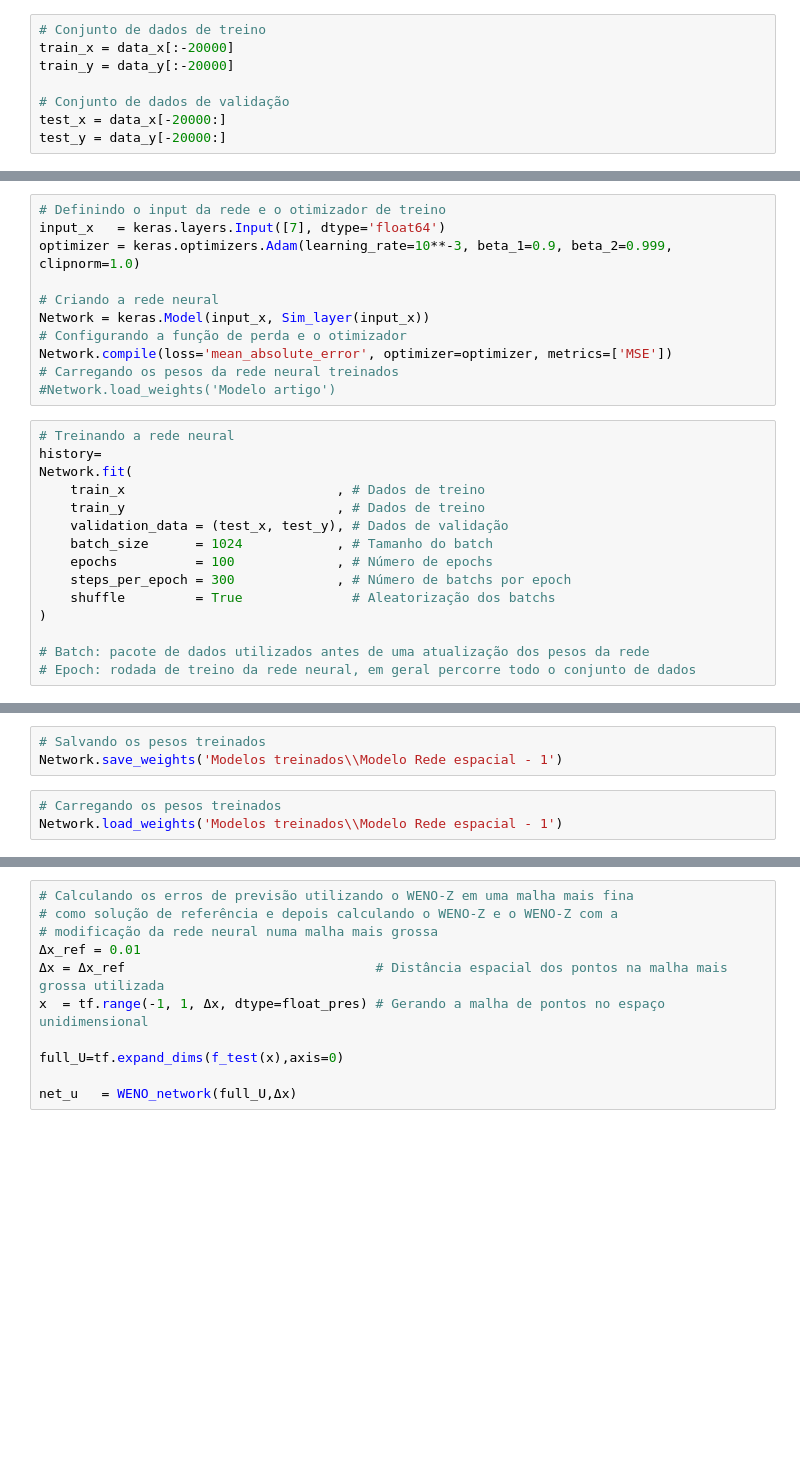
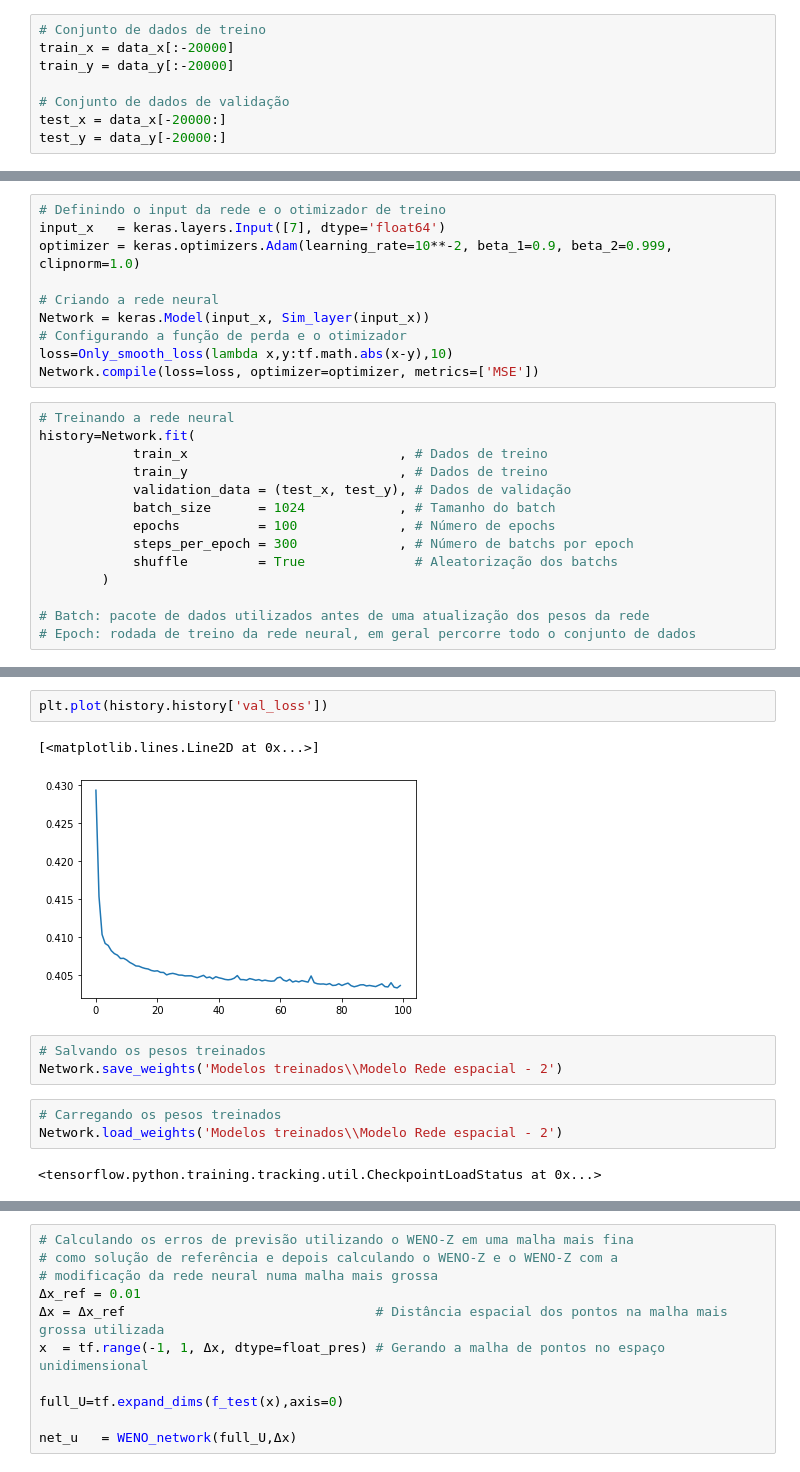
Before and after one commit to silvaneojunior/Top_mat_A, a Jupyter notebook: WENO-DS reescrito/WENO com derivada espacial.ipynb, the cells around one changed output, grey strips where cells are left out. Saved outputs shown, nothing was run; the diff lists cells and outputs as text; blank space fills up the shorter version.

```diff
--- a/WENO-DS reescrito/WENO com derivada espacial.ipynb
+++ b/WENO-DS reescrito/WENO com derivada espacial.ipynb
@@ -46,26 +46,24 @@ WENO_network=tf.function(lambda u0, Δx:Sim_layer.DerivadaEspacial(u0,Δx, Front
 # %%
 # Definindo o input da rede e o otimizador de treino
 input_x   = keras.layers.Input([7], dtype='float64')
-optimizer = keras.optimizers.Adam(learning_rate=10**-3, beta_1=0.9, beta_2=0.999, clipnorm=1.0)
+optimizer = keras.optimizers.Adam(learning_rate=10**-2, beta_1=0.9, beta_2=0.999, clipnorm=1.0)
 
 # Criando a rede neural
 Network = keras.Model(input_x, Sim_layer(input_x))
 # Configurando a função de perda e o otimizador
-Network.compile(loss='mean_absolute_error', optimizer=optimizer, metrics=['MSE'])
-# Carregando os pesos da rede neural treinados
-#Network.load_weights('Modelo artigo')
+loss=Only_smooth_loss(lambda x,y:tf.math.abs(x-y),10)
+Network.compile(loss=loss, optimizer=optimizer, metrics=['MSE'])
 # %%
 # Treinando a rede neural
-history=
-Network.fit(
-    train_x                           , # Dados de treino
-    train_y                           , # Dados de treino
-    validation_data = (test_x, test_y), # Dados de validação
-    batch_size      = 1024            , # Tamanho do batch
-    epochs          = 100             , # Número de epochs
-    steps_per_epoch = 300             , # Número de batchs por epoch
-    shuffle         = True              # Aleatorização dos batchs
-)
+history=Network.fit(
+            train_x                           , # Dados de treino
+            train_y                           , # Dados de treino
+            validation_data = (test_x, test_y), # Dados de validação
+            batch_size      = 1024            , # Tamanho do batch
+            epochs          = 100             , # Número de epochs
+            steps_per_epoch = 300             , # Número de batchs por epoch
+            shuffle         = True              # Aleatorização dos batchs
+        )
 
 # Batch: pacote de dados utilizados antes de uma atualização dos pesos da rede
 # Epoch: rodada de treino da rede neural, em geral percorre todo o conjunto de dados
@@ -91,9 +88,16 @@ Epoch 100/100
+# %%
+plt.plot(history.history['val_loss'])
+# %% [output]
+[<matplotlib.lines.Line2D at 0x...>]
+[figure, added]
 # %%
 # Salvando os pesos treinados
-Network.save_weights('Modelos treinados\\Modelo Rede espacial - 1')
+Network.save_weights('Modelos treinados\\Modelo Rede espacial - 2')
 # %%
 # Carregando os pesos treinados
-Network.load_weights('Modelos treinados\\Modelo Rede espacial - 1')
+Network.load_weights('Modelos treinados\\Modelo Rede espacial - 2')
+# %% [output]
+<tensorflow.python.training.tracking.util.CheckpointLoadStatus at 0x...>
 # %%
 
 # Função definida no artigo
```
Also changed, not shown: parts of 16 cells of this notebook, 6 other files.
